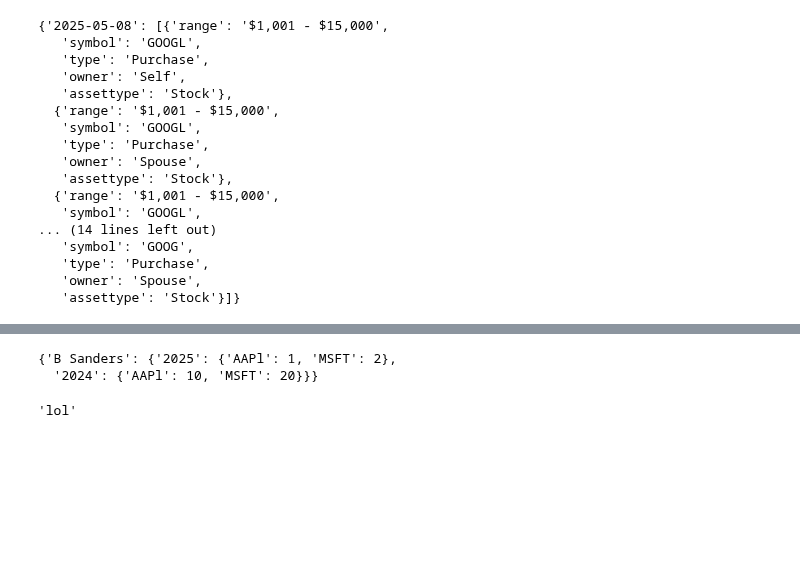
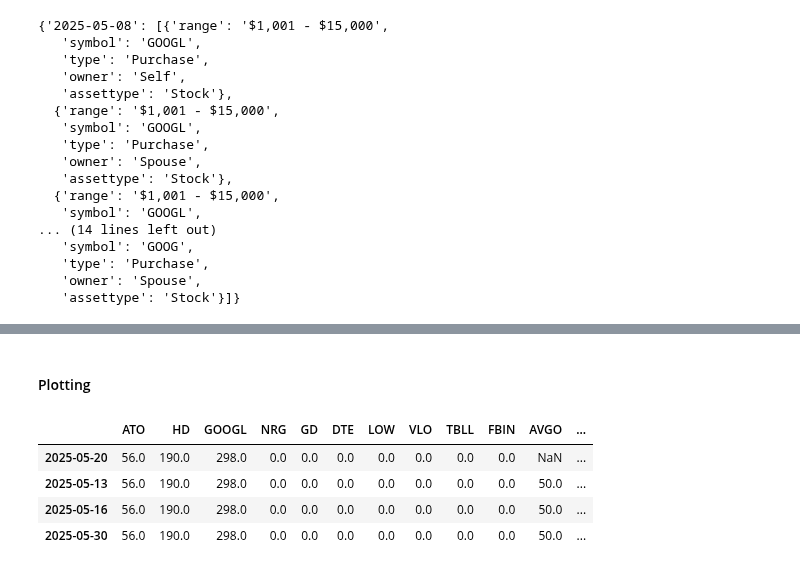
Before and after one commit to santiago20342/python-coruse, a Jupyter notebook: Projects/backtester/test.ipynb, the cells around one changed output, grey strips where cells are left out. Saved outputs shown, nothing was run; the diff lists cells and outputs as text; code cells hidden in the pictures; blank space fills up the shorter version.

```diff
--- a/Projects/backtester/test.ipynb
+++ b/Projects/backtester/test.ipynb
@@ -915,15 +802,18 @@ dat.to_csv('data/stock_data.csv', index=True)  # Save to CSV file
-# %%
-my_dict = {}
-
-my_dict['B Sanders'] = {}
-my_dict['B Sanders']['2025'] = {'AAPl': 1, 'MSFT': 2}
-my_dict['B Sanders']['2024'] = {'AAPl': 10, 'MSFT': 20}
-my_dict
-# %% [output]
-{'B Sanders': {'2025': {'AAPl': 1, 'MSFT': 2},
-  '2024': {'AAPl': 10, 'MSFT': 20}}}
-# %%
-lol = "lol"
-lol.lower()
-# %% [output]
-'lol'
+# %% [markdown]
+#### Plotting
+# %%
+# Clean holdings: keep only the first element for each symbol
+cleaned_holdings = {
+    date: {symbol: max(0, value[0]) if isinstance(value, list) and len(value) > 0 else value
+           for symbol, value in symbols.items()}
+    for date, symbols in senator_portfolio['John Boozman'].holdings.items()
+}
+
+holdings_df = pd.DataFrame(cleaned_holdings).T
+holdings_df
+# %% [output]
+|  | ATO | HD | GOOGL | NRG | GD | DTE | LOW | VLO | TBLL | FBIN | AVGO | ... |
+| 2025-05-20 | 56.0 | 190.0 | 298.0 | 0.0 | 0.0 | 0.0 | 0.0 | 0.0 | 0.0 | 0.0 | NaN | ... |
+| 2025-05-13 | 56.0 | 190.0 | 298.0 | 0.0 | 0.0 | 0.0 | 0.0 | 0.0 | 0.0 | 0.0 | 50.0 | ... |
+| 2025-05-16 | 56.0 | 190.0 | 298.0 | 0.0 | 0.0 | 0.0 | 0.0 | 0.0 | 0.0 | 0.0 | 50.0 | ... |
+| 2025-05-30 | 56.0 | 190.0 | 298.0 | 0.0 | 0.0 | 0.0 | 0.0 | 0.0 | 0.0 | 0.0 | 50.0 | ... |
```
Also changed, not shown: parts of 14 cells of this notebook, 2 other files.
